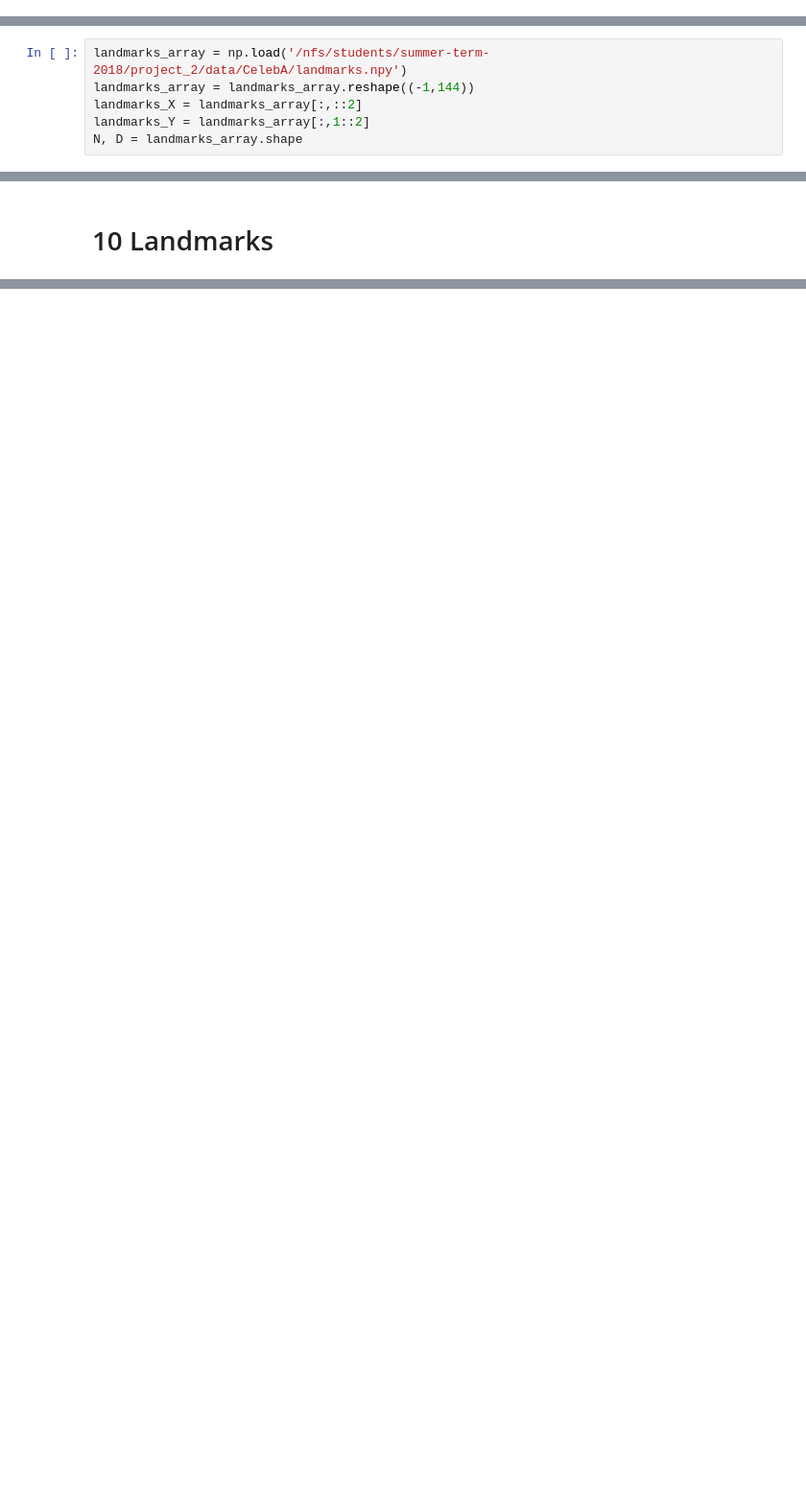
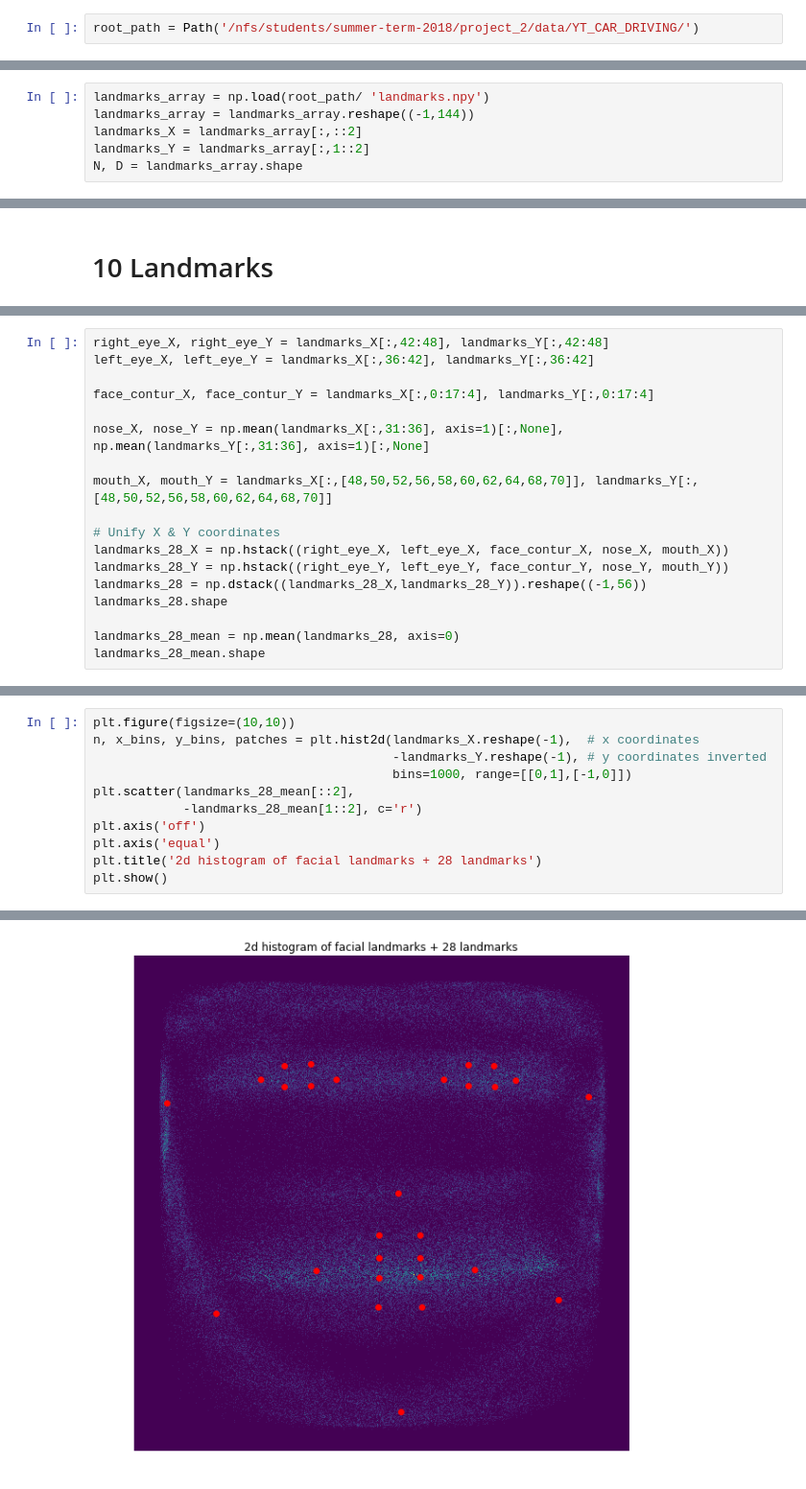
Before and after one commit to TUM-ML-Lab18/FaceSwap, a Jupyter notebook: notebooks/LandmarksEvaluationGeneration.ipynb, the cells around one changed output, grey strips where cells are left out. Shown at 96% size. Drawn from its saved outputs; the diff is of its cells as text; blank space fills up the shorter version.

Commit message:
added 28 landmarks to notebook

```diff
--- a/notebooks/LandmarksEvaluationGeneration.ipynb
+++ b/notebooks/LandmarksEvaluationGeneration.ipynb
@@ -25,5 +24,7 @@ facial_features = [
     'top_lip',
     'bottom_lip'
     ]
+# %%
+root_path = Path('/nfs/students/summer-term-2018/project_2/data/YT_CAR_DRIVING/')
 # %% [markdown]
 ### Load from json
@@ -38,7 +38,7 @@ N, D = landmarks_array.shape
 # %% [markdown]
 ### Load from npy
 # %%
-landmarks_array = np.load('/nfs/students/summer-term-2018/project_2/data/CelebA/landmarks.npy')
+landmarks_array = np.load(root_path/ 'landmarks.npy')
 landmarks_array = landmarks_array.reshape((-1,144))
 landmarks_X = landmarks_array[:,::2]
 landmarks_Y = landmarks_array[:,1::2]
@@ -235,0 +248,18 @@ Text(0.5,1,'2d histogram of facial landmarks + 10 landmarks')
+# %%
+right_eye_X, right_eye_Y = landmarks_X[:,42:48], landmarks_Y[:,42:48]
+left_eye_X, left_eye_Y = landmarks_X[:,36:42], landmarks_Y[:,36:42]
+
+face_contur_X, face_contur_Y = landmarks_X[:,0:17:4], landmarks_Y[:,0:17:4]
+
+nose_X, nose_Y = np.mean(landmarks_X[:,31:36], axis=1)[:,None], np.mean(landmarks_Y[:,31:36], axis=1)[:,None]
+
+mouth_X, mouth_Y = landmarks_X[:,[48,50,52,56,58,60,62,64,68,70]], landmarks_Y[:,[48,50,52,56,58,60,62,64,68,70]]
+
+# Unify X & Y coordinates
+landmarks_28_X = np.hstack((right_eye_X, left_eye_X, face_contur_X, nose_X, mouth_X))
+landmarks_28_Y = np.hstack((right_eye_Y, left_eye_Y, face_contur_Y, nose_Y, mouth_Y))
+landmarks_28 = np.dstack((landmarks_28_X,landmarks_28_Y)).reshape((-1,56))
+landmarks_28.shape
+
+landmarks_28_mean = np.mean(landmarks_28, axis=0)
+landmarks_28_mean.shape
@@ -235,0 +269,12 @@ Text(0.5,1,'2d histogram of facial landmarks + 10 landmarks')
+# %%
+plt.figure(figsize=(10,10))
+n, x_bins, y_bins, patches = plt.hist2d(landmarks_X.reshape(-1),  # x coordinates
+                                        -landmarks_Y.reshape(-1), # y coordinates inverted
+                                        bins=1000, range=[[0,1],[-1,0]])
+plt.scatter(landmarks_28_mean[::2],
+            -landmarks_28_mean[1::2], c='r')
+plt.axis('off')
+plt.axis('equal')
+plt.title('2d histogram of facial landmarks + 28 landmarks')
+plt.show()
+# %% [output]
@@ -235,0 +286 @@ Text(0.5,1,'2d histogram of facial landmarks + 10 landmarks')
+[figure, added]
```
Also changed, not shown: parts of 12 cells of this notebook.
